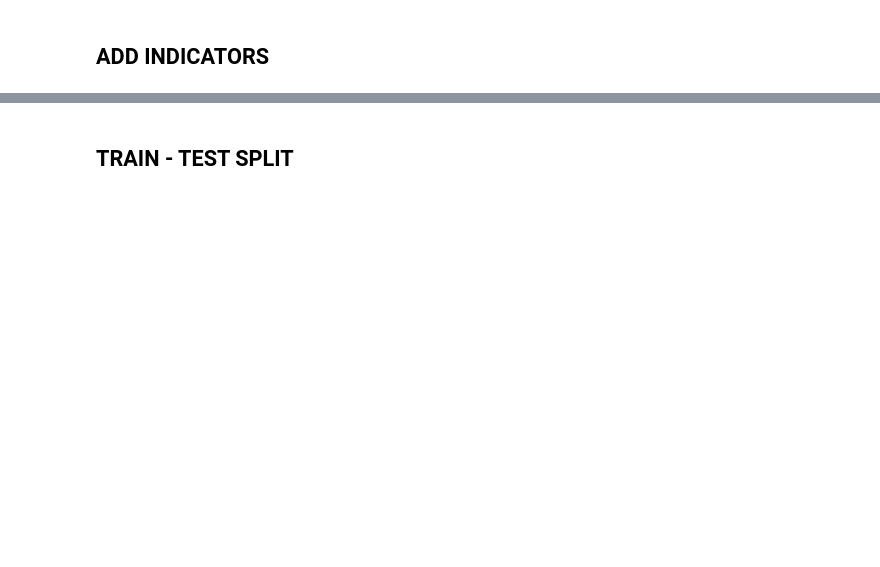
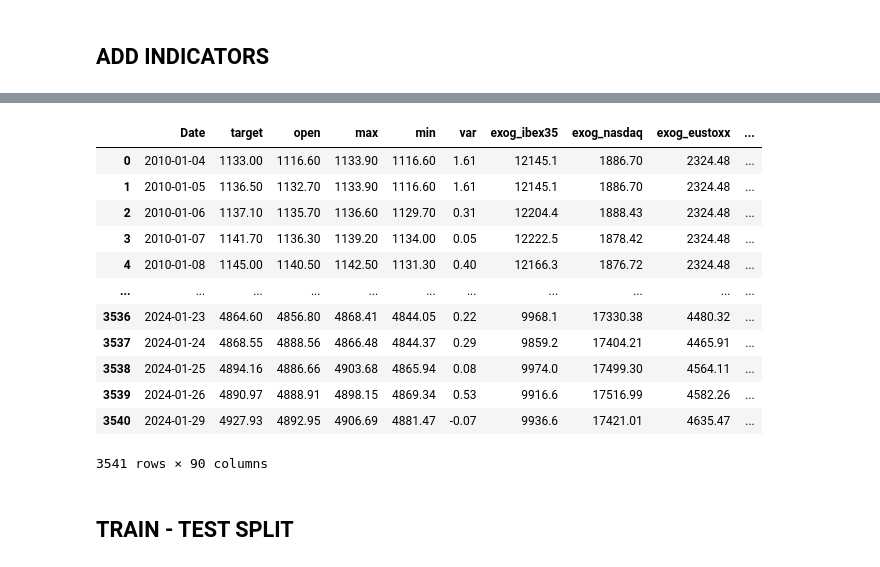
Before and after one commit to MrGG14/QuantTraderDL, a Jupyter notebook: trading_multiseries_exog.ipynb, the cells around one changed output, grey strips where cells are left out. Drawn from its saved outputs; the diff is of its cells as text; code cells hidden in the pictures; blank space fills up the shorter version.

```diff
--- a/trading_multiseries_exog.ipynb
+++ b/trading_multiseries_exog.ipynb
@@ -462,3 +240,27 @@ data = data.ffill().bfill()
+# %%
+full = data.copy()
+cols_to_convert = ["target", "open", "max", "min", "var", "MACD", "Signal_Line"] + SMA_cols + EMA_cols + Bollinger_cols + ATR_cols + CCI_cols + ROC_cols + Williams_cols + Stochastic_cols + exog_ts + VIX_cols + lag_cols + target_smoothed_cols + RSI_cols
+full[cols_to_convert] = full[cols_to_convert].apply(pd.to_numeric, errors='coerce')
+full = full.ffill().bfill()
+data = full[:-test_len]
+data = data.reset_index(drop=True)
+data = data.dropna()
+
+data
+# %% [output]
+|  | Date | target | open | max | min | var | exog_ibex35 | exog_nasdaq | exog_eustoxx | ... |
+| 0 | 2010-01-04 | 1133.00 | 1116.60 | 1133.90 | 1116.60 | 1.61 | 12145.1 | 1886.70 | 2324.48 | ... |
+| 1 | 2010-01-05 | 1136.50 | 1132.70 | 1133.90 | 1116.60 | 1.61 | 12145.1 | 1886.70 | 2324.48 | ... |
+| 2 | 2010-01-06 | 1137.10 | 1135.70 | 1136.60 | 1129.70 | 0.31 | 12204.4 | 1888.43 | 2324.48 | ... |
+| 3 | 2010-01-07 | 1141.70 | 1136.30 | 1139.20 | 1134.00 | 0.05 | 12222.5 | 1878.42 | 2324.48 | ... |
+| 4 | 2010-01-08 | 1145.00 | 1140.50 | 1142.50 | 1131.30 | 0.40 | 12166.3 | 1876.72 | 2324.48 | ... |
+| ... | ... | ... | ... | ... | ... | ... | ... | ... | ... | ... |
+| 3536 | 2024-01-23 | 4864.60 | 4856.80 | 4868.41 | 4844.05 | 0.22 | 9968.1 | 17330.38 | 4480.32 | ... |
+| 3537 | 2024-01-24 | 4868.55 | 4888.56 | 4866.48 | 4844.37 | 0.29 | 9859.2 | 17404.21 | 4465.91 | ... |
+| 3538 | 2024-01-25 | 4894.16 | 4886.66 | 4903.68 | 4865.94 | 0.08 | 9974.0 | 17499.30 | 4564.11 | ... |
+| 3539 | 2024-01-26 | 4890.97 | 4888.91 | 4898.15 | 4869.34 | 0.53 | 9916.6 | 17516.99 | 4582.26 | ... |
+| 3540 | 2024-01-29 | 4927.93 | 4892.95 | 4906.69 | 4881.47 | -0.07 | 9936.6 | 17421.01 | 4635.47 | ... |
+3541 rows × 90 columns
 # %% [markdown]
 ## TRAIN - TEST SPLIT
 # %%
```
Also changed, not shown: parts of 21 cells of this notebook, 2 other files.
